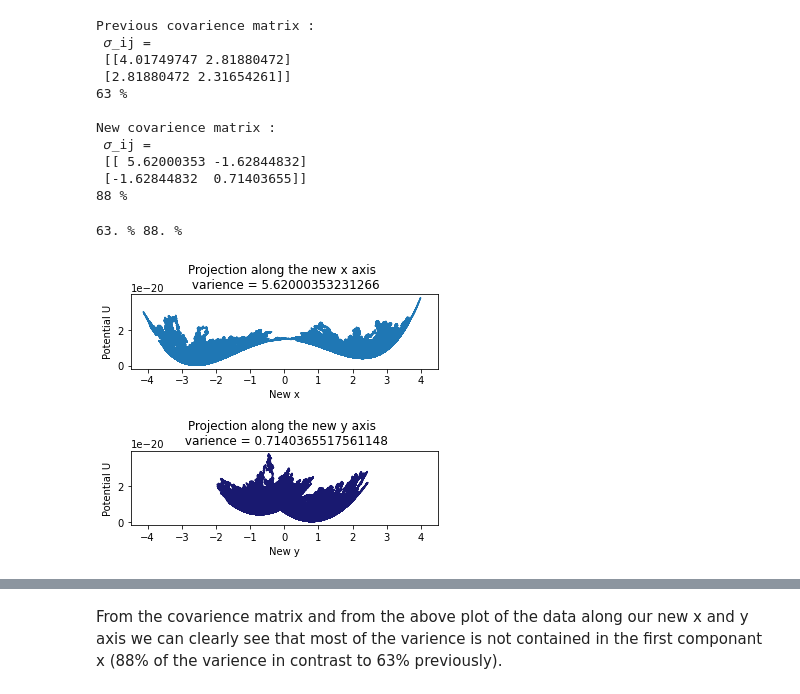
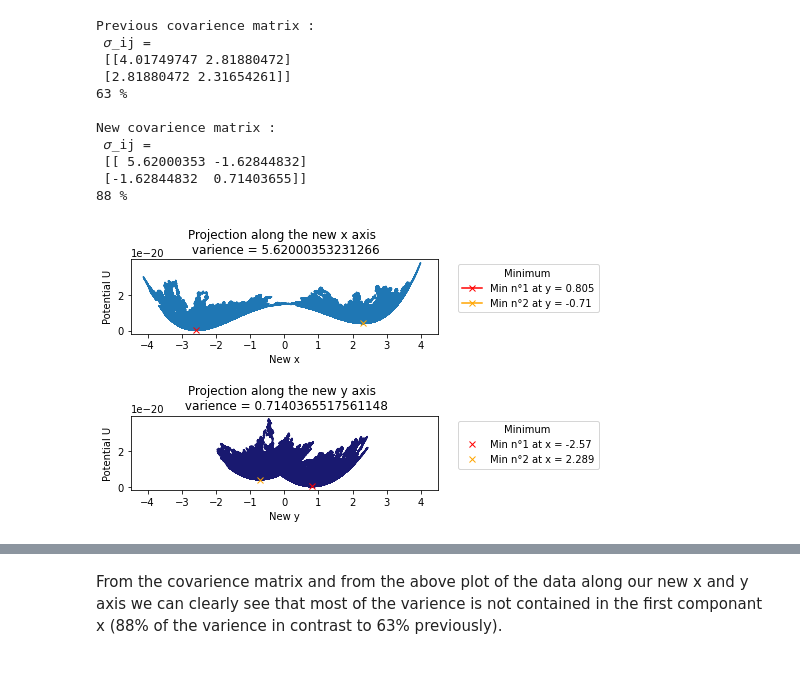
Before and after one commit to LeaBeaules/PCA_MonteCarlo, a Jupyter notebook: Final_project.ipynb, the cells around one changed output, grey strips where cells are left out. Saved outputs shown, nothing was run; the diff lists cells and outputs as text; code cells hidden in the pictures.

```diff
--- a/Final_project.ipynb
+++ b/Final_project.ipynb
@@ -352,31 +392,39 @@ New covarience matrix :
  [[ 5.62000353 -1.62844832]
  [-1.62844832  0.71403655]]
 88 %
-# %%
-v1 = sigma[0,0]+ sigma[1,1]
-v2 = sigma_new[0,0]+ sigma_new[1,1]
-print(str(sigma[0,0]/v1*100)[0:2],'%', str(sigma_new[0,0]/v2*100)[0:2],'%')
-# %% [output]
-63. % 88. %
 # %%
 plt.subplot(211)
 plt.plot(x_rot_list, U_list)
+
+MIN1_X = 'Min n°1 at y = ' + str(y_rot_list[min_ind_1])[0:5]
+MIN2_X = 'Min n°2 at y = ' + str(y_rot_list[min_ind_2])[0:5]
+plt.plot([x_rot_list[min_ind_1]], [U_list[min_ind_1]],c = 'red', marker='x', linestyle='None',label= MIN1_X )
+plt.plot([x_rot_list[min_ind_2]], [U_list[min_ind_2]],c = 'orange', marker='x', linestyle='None',label= MIN2_X )
+
 t = 'Projection along the new x axis \n varience = ' + str(sigma_new[0,0])
 plt.title(t)
 plt.xlim(-4.5, 4.5)
 plt.xlabel('New x')
 plt.ylabel('Potential U')
+plt.legend(title='Minimum ', bbox_to_anchor=(1.05, 1), loc='upper left')
 
 plt.subplot(212)
 plt.plot(y_rot_list, U_list, c = 'midnightblue')
+
+MIN1_Y = 'Min n°1 at x = ' + str(x_rot_list[min_ind_1])[0:5]
+MIN2_Y = 'Min n°2 at x = ' + str(x_rot_list[min_ind_2])[0:5]
+plt.plot([y_rot_list[min_ind_1]], [U_list[min_ind_1]],c = 'red', marker='x', linestyle='None',label= MIN1_Y )
+plt.plot([y_rot_list[min_ind_2]], [U_list[min_ind_2]],c = 'orange', marker='x', linestyle='None',label= MIN2_Y )
+
 t = 'Projection along the new y axis \n varience = ' + str(sigma_new[1,1])
 plt.title(t)
 plt.xlim(-4.5, 4.5)
 plt.xlabel('New y')
 plt.ylabel('Potential U')
+plt.legend(title='Minimum ', bbox_to_anchor=(1.05, 1), loc='upper left')
 
 plt.tight_layout()
 plt.subplots_adjust(bottom=0.1, right=0.8, top=0.9)
 plt.show()
 # %% [output]
-[figure, old version]
+[figure, new version]
```
Also changed, not shown: parts of 6 cells of this notebook, 1 other file.
